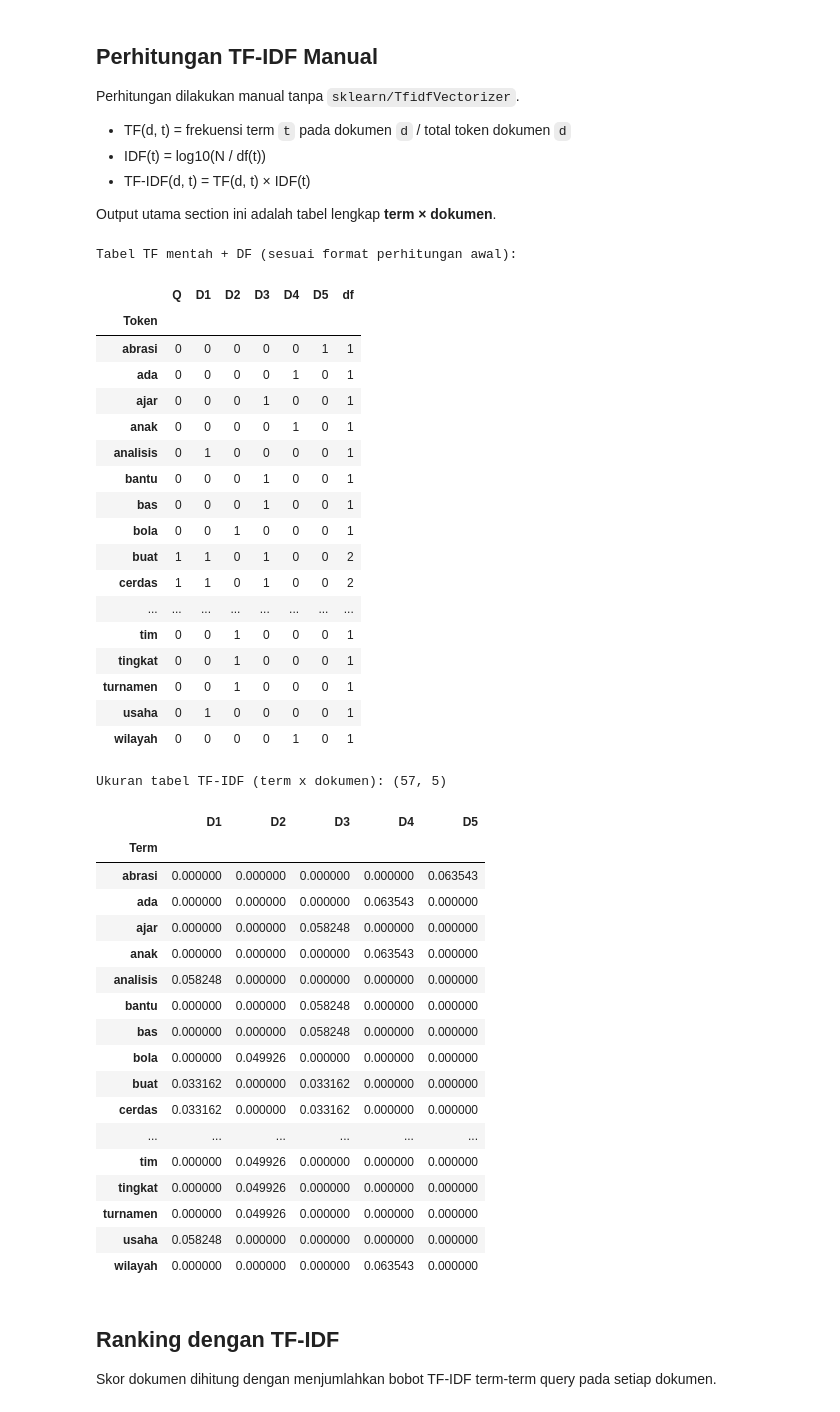
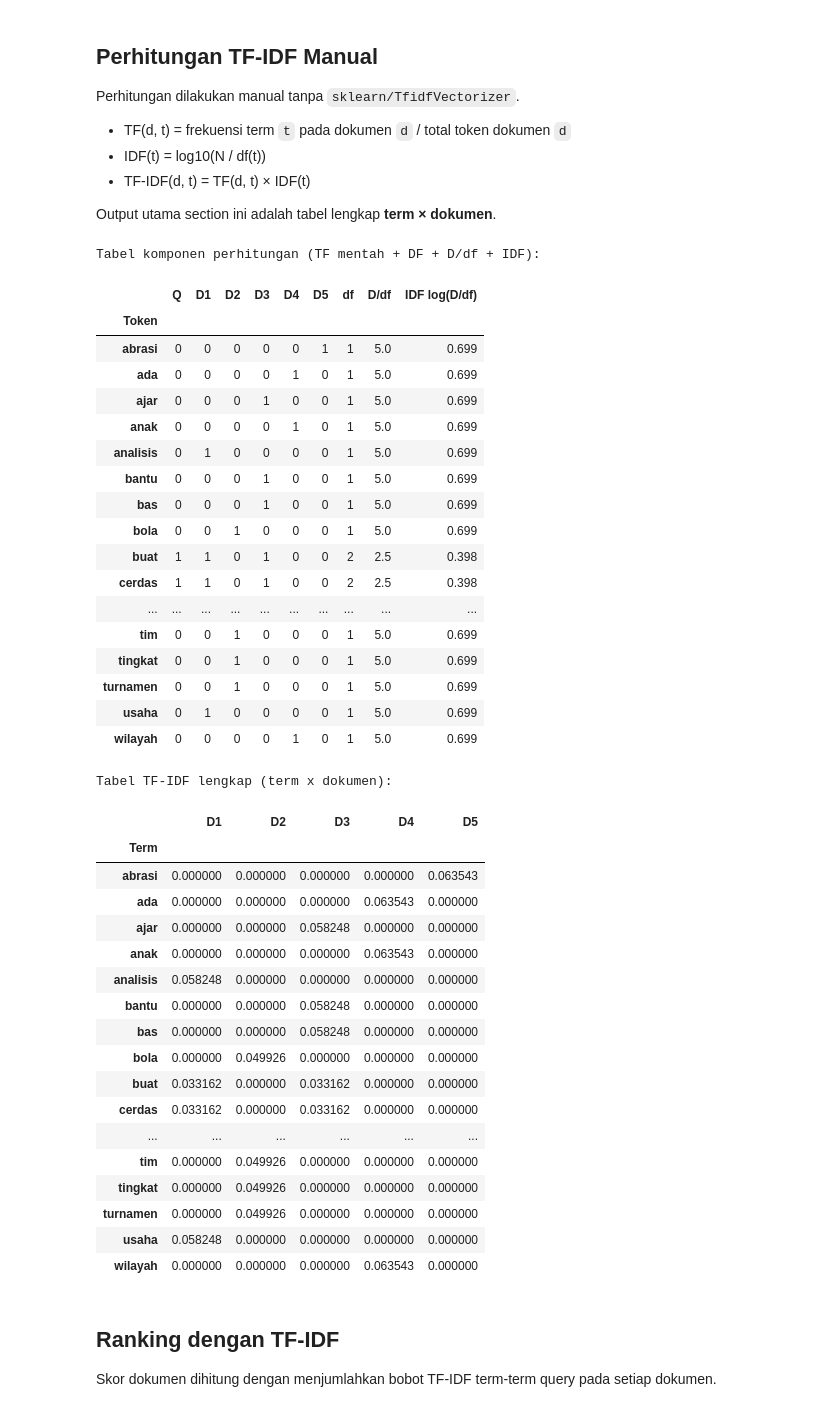
Before and after one commit to ravi-arnan/stki-tfidf-vsm, a Jupyter notebook: STKI_TFIDF_VSM.ipynb, the cells around one changed output. Saved outputs shown, nothing was run; the diff lists cells and outputs as text; code cells hidden in the pictures.

```diff
--- a/STKI_TFIDF_VSM.ipynb
+++ b/STKI_TFIDF_VSM.ipynb
@@ -129,79 +129,79 @@ N = len(nama_dokumen)
 
 vocab = sorted({term for tokens in hasil_preproses.values() for term in tokens})
 
-# Query ditentukan di sini agar bisa ikut ke tabel TF + DF
+# Query ditentukan di sini agar bisa ikut ke tabel TF + DF + IDF
 query = 'kecerdasan buatan pendidikan digital'
 query_tokens = preprocess(query)
 query_counter = Counter(query_tokens)
 
-# TF mentah (jumlah kemunculan) untuk tampilan tabel seperti contoh
-# Kolom: Q, D1, D2, ... + df
-tf_raw = {}
-for dok, tokens in hasil_preproses.items():
-    tf_raw[dok] = Counter(tokens)
+# TF mentah (jumlah kemunculan) untuk tampilan tabel komponen
+# Kolom: Q, D1, D2, ... + df + D/df + IDF log(D/df)
+tf_raw = {dok: Counter(tokens) for dok, tokens in hasil_preproses.items()}
 
 df = {
     term: sum(1 for dok in nama_dokumen if tf_raw[dok].get(term, 0) > 0)
     for term in vocab
 }
 
-df_tf_df = pd.DataFrame(index=vocab)
-df_tf_df['Q'] = [query_counter.get(term, 0) for term in vocab]
+rasio_D_df = {term: (N / df[term]) if df[term] > 0 else 0.0 for term in vocab}
+idf = {term: math.log10(rasio_D_df[term]) if df[term] > 0 else 0.0 for term in vocab}
+
+df_komponen = pd.DataFrame(index=vocab)
+df_komponen['Q'] = [query_counter.get(term, 0) for term in vocab]
 for dok in nama_dokumen:
-    df_tf_df[dok] = [tf_raw[dok].get(term, 0) for term in vocab]
-df_tf_df['df'] = [df[term] for term in vocab]
-df_tf_df.index.name = 'Token'
+    df_komponen[dok] = [tf_raw[dok].get(term, 0) for term in vocab]
+df_komponen['df'] = [df[term] for term in vocab]
+df_komponen['D/df'] = [rasio_D_df[term] for term in vocab]
+df_komponen['IDF log(D/df)'] = [idf[term] for term in vocab]
+df_komponen.index.name = 'Token'
 
-print('Tabel TF mentah + DF (sesuai format perhitungan awal):')
-display(df_tf_df)
+print('Tabel komponen perhitungan (TF mentah + DF + D/df + IDF):')
+display(df_komponen.round(3))
 
 # TF ternormalisasi untuk perhitungan TF-IDF
 # TF(d, t) = frekuensi term t pada dokumen d / total token dokumen d
 tf = {}
 for dok, tokens in hasil_preproses.items():
     counter = Counter(tokens)
     total_token = len(tokens) if len(tokens) > 0 else 1
     tf[dok] = {term: counter.get(term, 0) / total_token for term in vocab}
-
-# IDF manual
-idf = {term: math.log10(N / df[term]) if df[term] > 0 else 0.0 for term in vocab}
 
 # TF-IDF manual
 tfidf = {
     dok: {term: tf[dok][term] * idf[term] for term in vocab}
     for dok in nama_dokumen
 }
 
 # Tabel TF-IDF lengkap: term x dokumen
 df_tfidf = pd.DataFrame(
     {dok: [tfidf[dok][term] for term in vocab] for dok in nama_dokumen},
     index=vocab
 )
 df_tfidf.index.name = 'Term'
 
-print('Ukuran tabel TF-IDF (term x dokumen):', df_tfidf.shape)
-display(df_tfidf)
+print('Tabel TF-IDF lengkap (term x dokumen):')
+display(df_tfidf.round(6))
 # %% [output]
-Tabel TF mentah + DF (sesuai format perhitungan awal):
+Tabel komponen perhitungan (TF mentah + DF + D/df + IDF):
-|  | Q | D1 | D2 | D3 | D4 | D5 | df |
-| Token |  |  |  |  |  |  |  |
-| abrasi | 0 | 0 | 0 | 0 | 0 | 1 | 1 |
-| ada | 0 | 0 | 0 | 0 | 1 | 0 | 1 |
-| ajar | 0 | 0 | 0 | 1 | 0 | 0 | 1 |
-| anak | 0 | 0 | 0 | 0 | 1 | 0 | 1 |
-| analisis | 0 | 1 | 0 | 0 | 0 | 0 | 1 |
-| bantu | 0 | 0 | 0 | 1 | 0 | 0 | 1 |
-| bas | 0 | 0 | 0 | 1 | 0 | 0 | 1 |
-| bola | 0 | 0 | 1 | 0 | 0 | 0 | 1 |
-| buat | 1 | 1 | 0 | 1 | 0 | 0 | 2 |
-| cerdas | 1 | 1 | 0 | 1 | 0 | 0 | 2 |
-| ... | ... | ... | ... | ... | ... | ... | ... |
-| tim | 0 | 0 | 1 | 0 | 0 | 0 | 1 |
-| tingkat | 0 | 0 | 1 | 0 | 0 | 0 | 1 |
-| turnamen | 0 | 0 | 1 | 0 | 0 | 0 | 1 |
-| usaha | 0 | 1 | 0 | 0 | 0 | 0 | 1 |
-| wilayah | 0 | 0 | 0 | 0 | 1 | 0 | 1 |
+|  | Q | D1 | D2 | D3 | D4 | D5 | df | D/df | IDF log(D/df) |
+| Token |  |  |  |  |  |  |  |  |  |
+| abrasi | 0 | 0 | 0 | 0 | 0 | 1 | 1 | 5.0 | 0.699 |
+| ada | 0 | 0 | 0 | 0 | 1 | 0 | 1 | 5.0 | 0.699 |
+| ajar | 0 | 0 | 0 | 1 | 0 | 0 | 1 | 5.0 | 0.699 |
+| anak | 0 | 0 | 0 | 0 | 1 | 0 | 1 | 5.0 | 0.699 |
+| analisis | 0 | 1 | 0 | 0 | 0 | 0 | 1 | 5.0 | 0.699 |
+| bantu | 0 | 0 | 0 | 1 | 0 | 0 | 1 | 5.0 | 0.699 |
+| bas | 0 | 0 | 0 | 1 | 0 | 0 | 1 | 5.0 | 0.699 |
+| bola | 0 | 0 | 1 | 0 | 0 | 0 | 1 | 5.0 | 0.699 |
+| buat | 1 | 1 | 0 | 1 | 0 | 0 | 2 | 2.5 | 0.398 |
+| cerdas | 1 | 1 | 0 | 1 | 0 | 0 | 2 | 2.5 | 0.398 |
+| ... | ... | ... | ... | ... | ... | ... | ... | ... | ... |
+| tim | 0 | 0 | 1 | 0 | 0 | 0 | 1 | 5.0 | 0.699 |
+| tingkat | 0 | 0 | 1 | 0 | 0 | 0 | 1 | 5.0 | 0.699 |
+| turnamen | 0 | 0 | 1 | 0 | 0 | 0 | 1 | 5.0 | 0.699 |
+| usaha | 0 | 1 | 0 | 0 | 0 | 0 | 1 | 5.0 | 0.699 |
+| wilayah | 0 | 0 | 0 | 0 | 1 | 0 | 1 | 5.0 | 0.699 |
-Ukuran tabel TF-IDF (term x dokumen): (57, 5)
+Tabel TF-IDF lengkap (term x dokumen):
 |  | D1 | D2 | D3 | D4 | D5 |
 | Term |  |  |  |  |  |
 | abrasi | 0.000000 | 0.000000 | 0.000000 | 0.000000 | 0.063543 |
```
